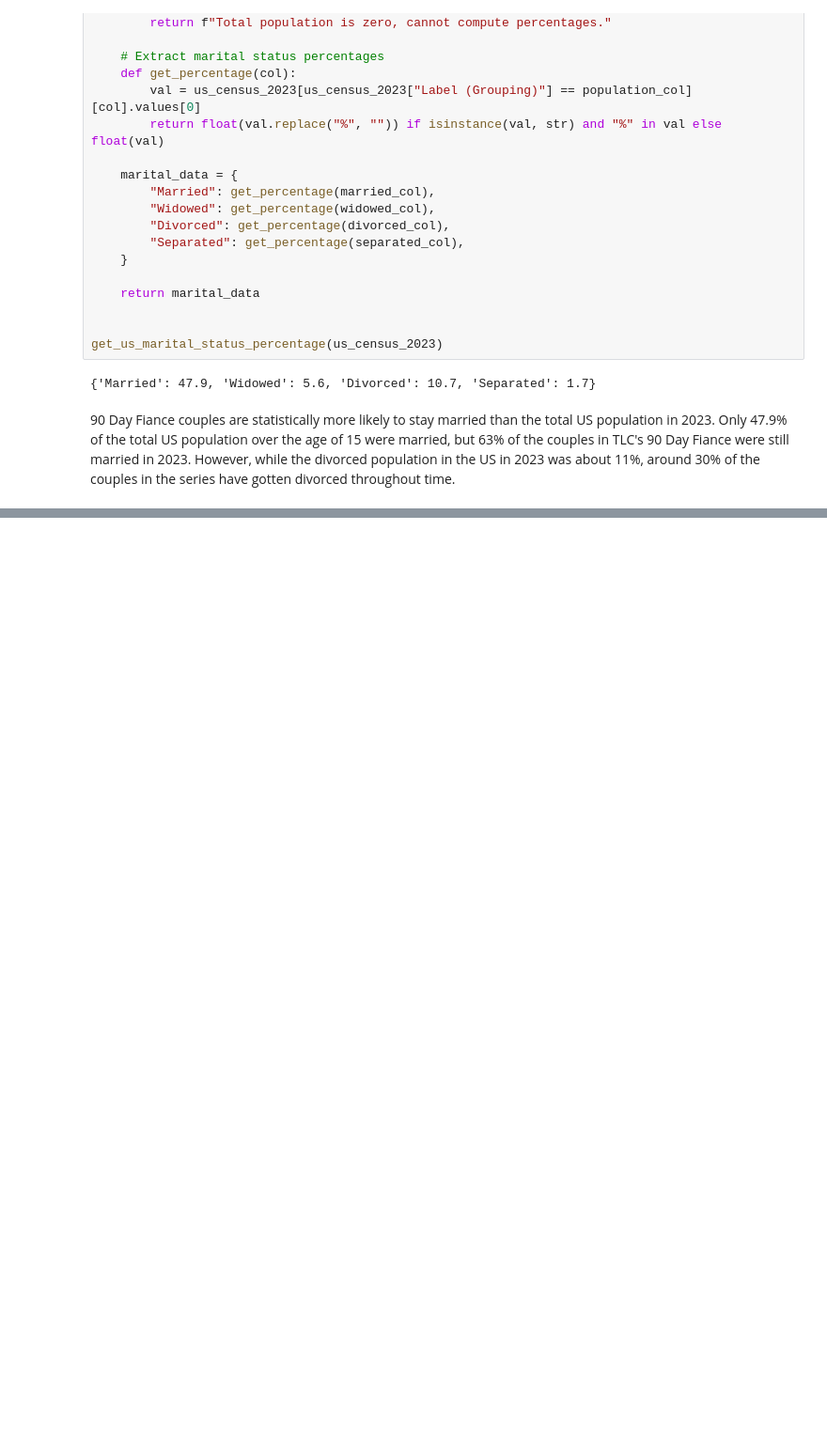
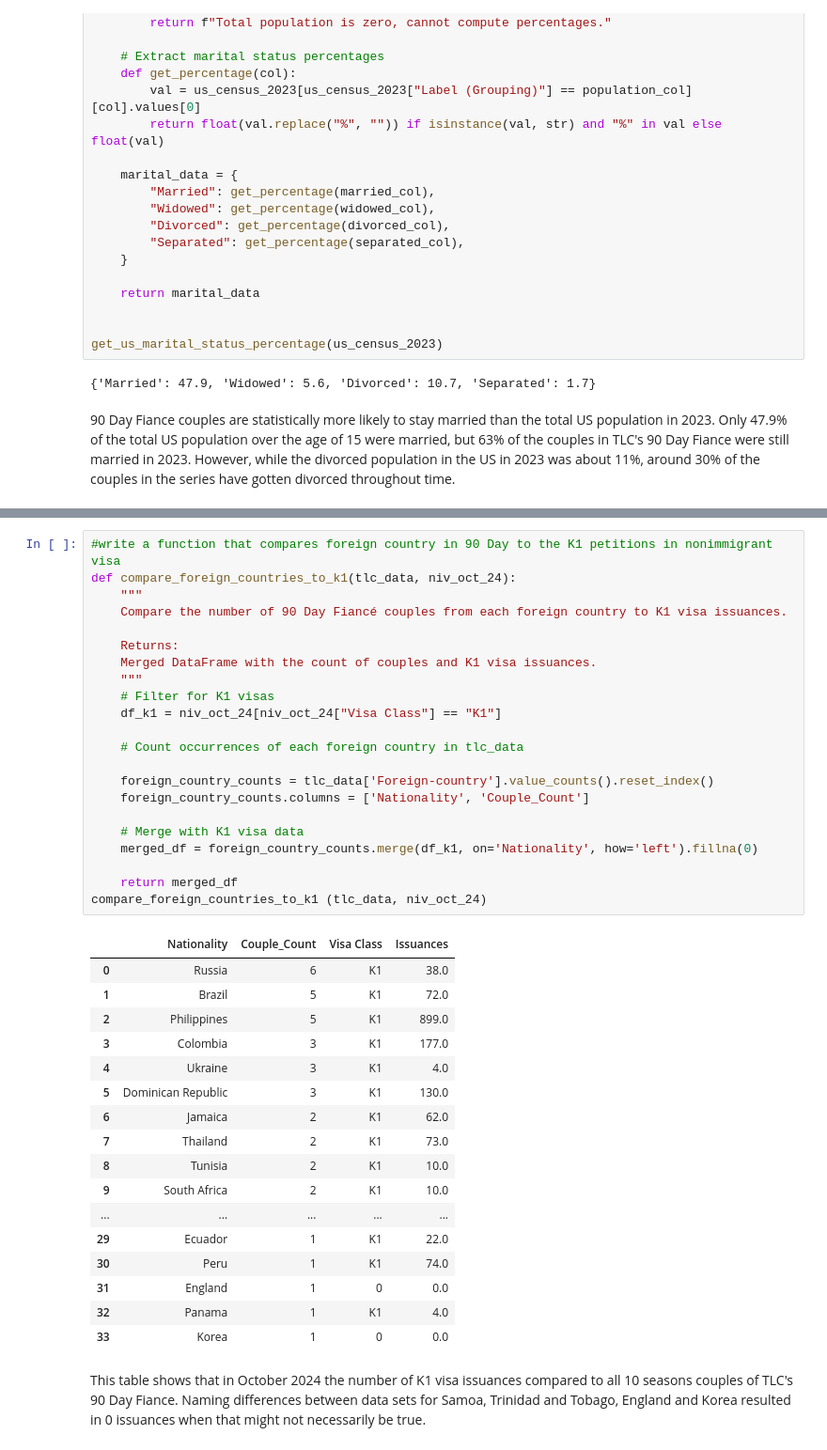
Before and after one commit to knich91/90_Day_Fiance_Real_Or_Reality, a Jupyter notebook: Capstone.ipynb, the cells around one changed output, grey strips where cells are left out. Shown: that part at 94% size. Cells and saved outputs as stored; diff of their text form; blank space fills up the shorter version.

```diff
--- a/Capstone.ipynb
+++ b/Capstone.ipynb
@@ -642,0 +649,42 @@ count_k1_issuances(niv_oct_24)
+# %%
+#write a function that compares foreign country in 90 Day to the K1 petitions in nonimmigrant visa
+def compare_foreign_countries_to_k1(tlc_data, niv_oct_24):
+    """
+    Compare the number of 90 Day Fiancé couples from each foreign country to K1 visa issuances.
+
+    Returns:
+    Merged DataFrame with the count of couples and K1 visa issuances.
+    """
+    # Filter for K1 visas
+    df_k1 = niv_oct_24[niv_oct_24["Visa Class"] == "K1"]
+
+    # Count occurrences of each foreign country in tlc_data
+
+    foreign_country_counts = tlc_data['Foreign-country'].value_counts().reset_index()
+    foreign_country_counts.columns = ['Nationality', 'Couple_Count']
+
+    # Merge with K1 visa data
+    merged_df = foreign_country_counts.merge(df_k1, on='Nationality', how='left').fillna(0)
+
+    return merged_df
+compare_foreign_countries_to_k1 (tlc_data, niv_oct_24)
+# %% [output]
+|  | Nationality | Couple_Count | Visa Class | Issuances |
+| 0 | Russia | 6 | K1 | 38.0 |
+| 1 | Brazil | 5 | K1 | 72.0 |
+| 2 | Philippines | 5 | K1 | 899.0 |
+| 3 | Colombia | 3 | K1 | 177.0 |
+| 4 | Ukraine | 3 | K1 | 4.0 |
+| 5 | Dominican Republic | 3 | K1 | 130.0 |
+| 6 | Jamaica | 2 | K1 | 62.0 |
+| 7 | Thailand | 2 | K1 | 73.0 |
+| 8 | Tunisia | 2 | K1 | 10.0 |
+| 9 | South Africa | 2 | K1 | 10.0 |
+| ... | ... | ... | ... | ... |
+| 29 | Ecuador | 1 | K1 | 22.0 |
+| 30 | Peru | 1 | K1 | 74.0 |
+| 31 | England | 1 | 0 | 0.0 |
+| 32 | Panama | 1 | K1 | 4.0 |
+| 33 | Korea | 1 | 0 | 0.0 |
+# %% [markdown]
+This table shows that in October 2024 the number of K1 visa issuances compared to all 10 seasons couples of TLC's 90 Day Fiance. Naming differences between data sets for Samoa, Trinidad and Tobago, England and Korea resulted in 0 issuances when that might not necessarily be true.
```
Also changed, not shown: parts of 10 cells of this notebook.
